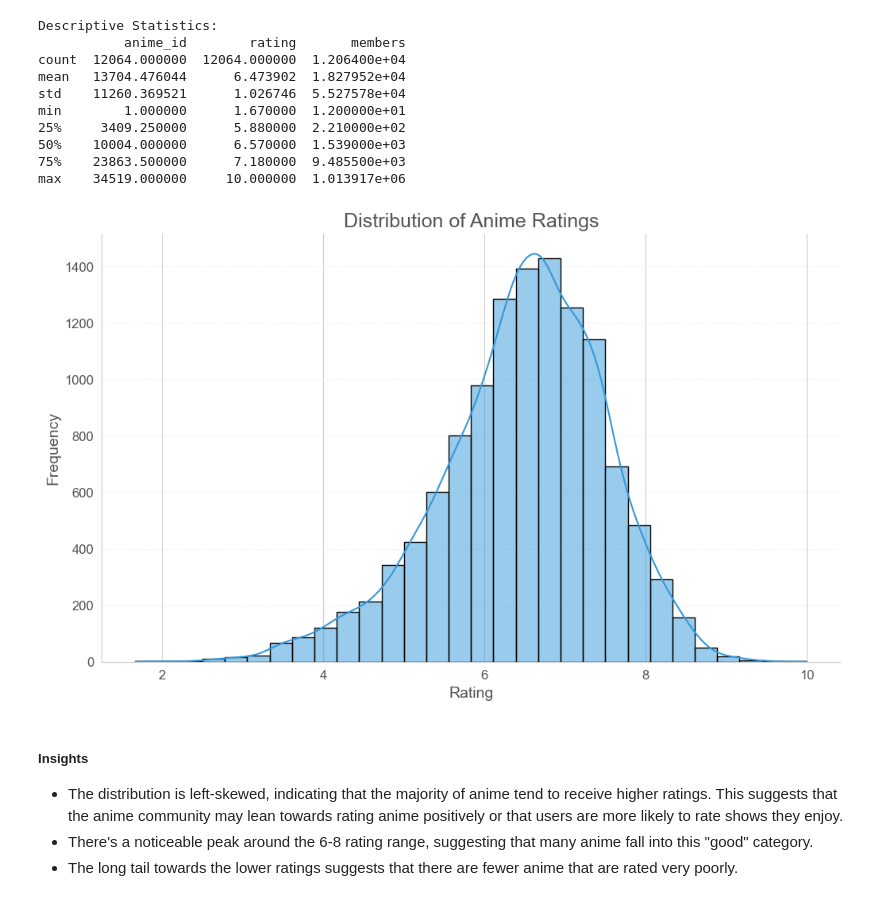
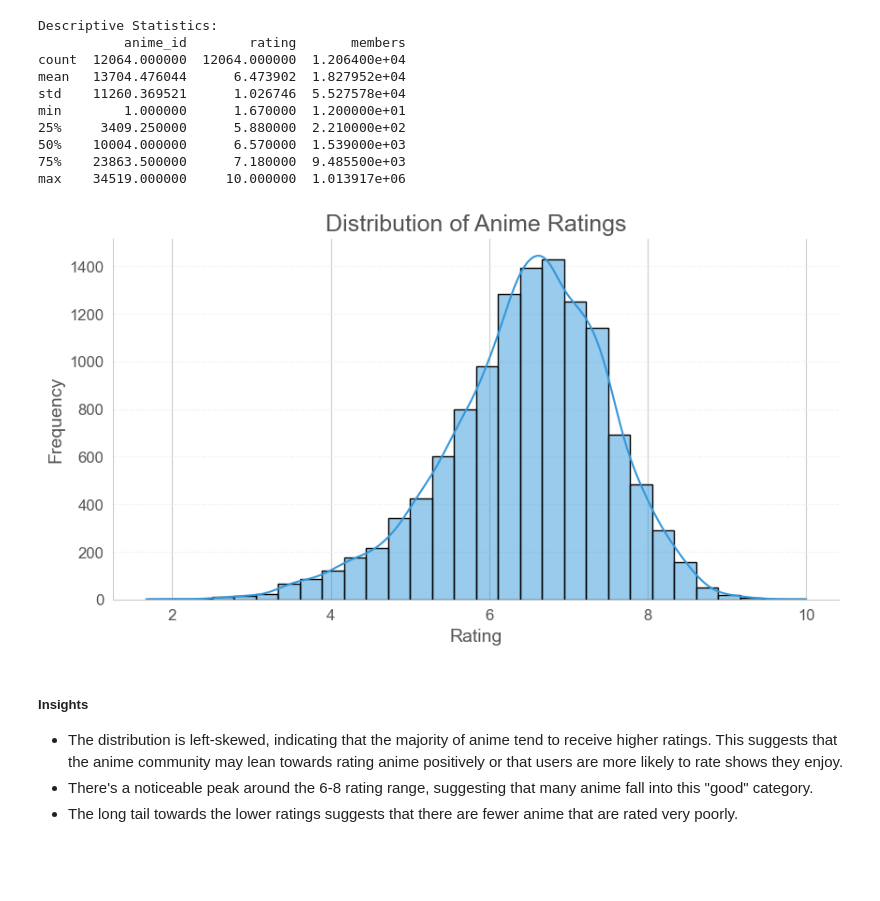
Before and after one commit to Busisiwe-Mbewe/Explore-Unsupervised-Learning-Project, a Jupyter notebook: anime_recommender.ipynb, the cells around one changed output. Drawn from its saved outputs; the diff is of its cells as text; code cells hidden in the pictures; blank space fills up the shorter version.

```diff
--- a/anime_recommender.ipynb
+++ b/anime_recommender.ipynb
@@ -361,19 +363,19 @@ neutral_color = '#555555'  # A dark gray
 light_gray = '#f0f0f0'
 # %%
 # 1. Distribution of Ratings:
-plt.figure(figsize=(12, 7))
+plt.figure(figsize=(10, 5))
 sns.histplot(anime_df['rating'].dropna(), bins=30, kde=True, color=primary_color, edgecolor='black')
 plt.title('Distribution of Anime Ratings', color=neutral_color)
 plt.xlabel('Rating', color=neutral_color)
 plt.ylabel('Frequency', color=neutral_color)
 plt.xticks(color=neutral_color)
 plt.yticks(color=neutral_color)
 plt.grid(axis='y', linestyle='--', alpha=0.7, color=light_gray)
 plt.gca().spines['top'].set_visible(False)
 plt.gca().spines['right'].set_visible(False)
 plt.show()
 # %% [output]
-[figure, old version]
+[figure, new version]
 # %% [markdown]
 ##### Insights
 
```
Also changed, not shown: parts of 11 cells of this notebook, 1 other file.
